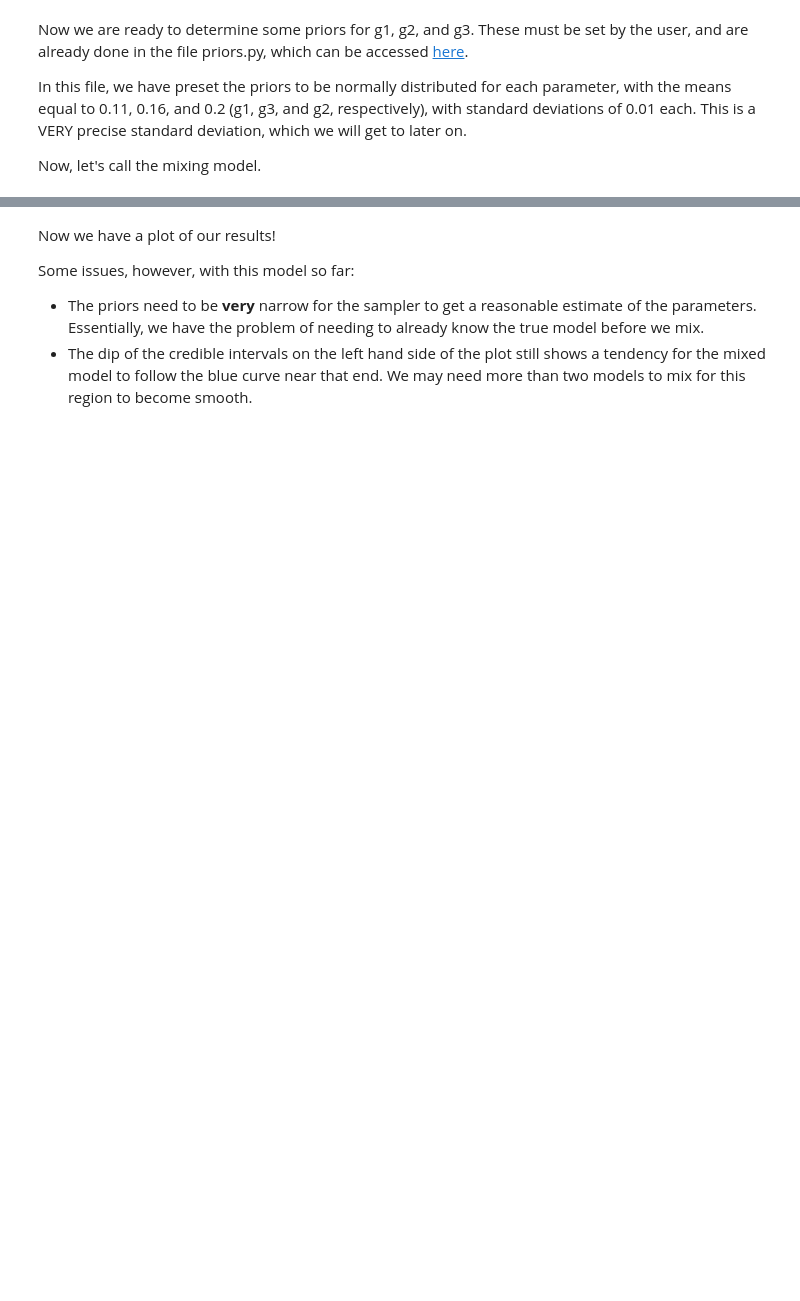
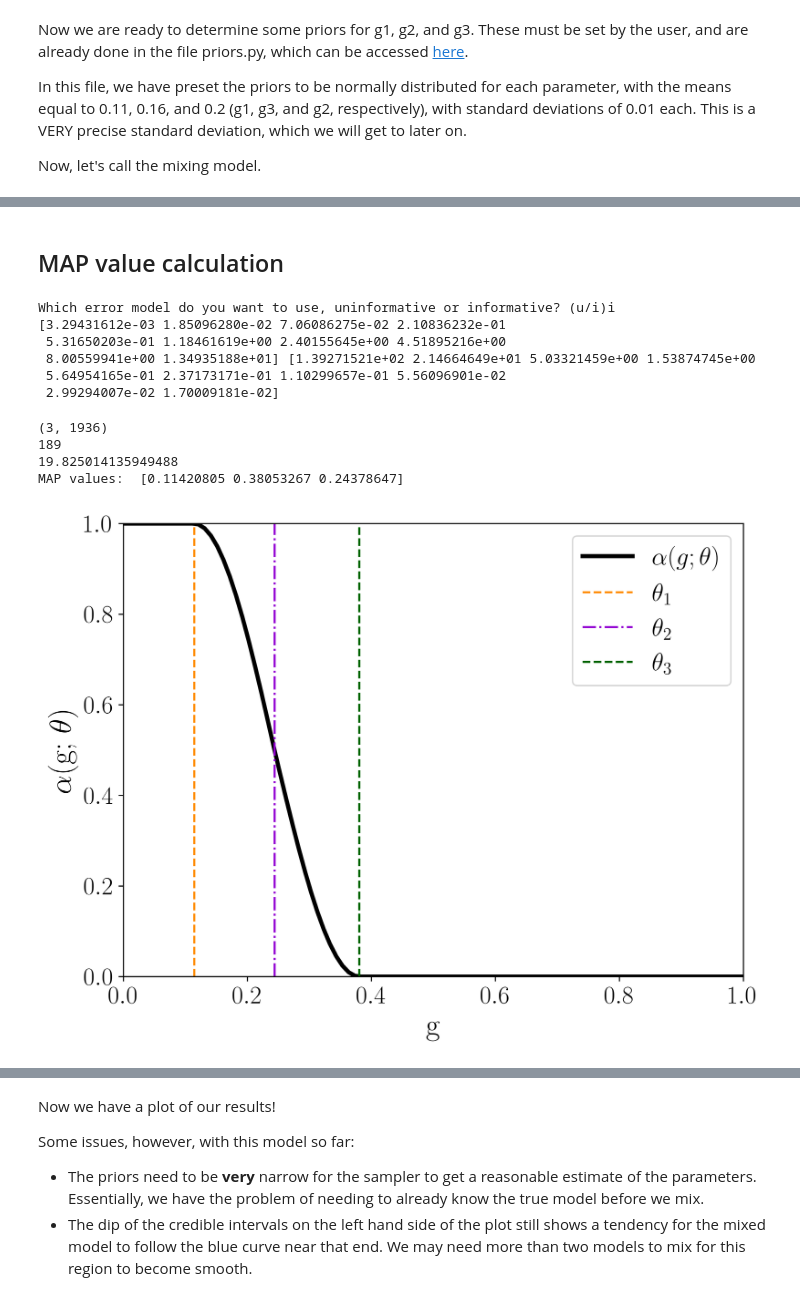
Before and after one commit to asemposki/SAMBA, a Jupyter notebook: Interactive_BMM_Sandbox.ipynb, the cells around one changed output, grey strips where cells are left out. Drawn from its saved outputs; the diff is of its cells as text; code cells hidden in the pictures; blank space fills up the shorter version.

```diff
--- a/Interactive_BMM_Sandbox.ipynb
+++ b/Interactive_BMM_Sandbox.ipynb
@@ -245,6 +289,6 @@ In this file, we have preset the priors to be normally distributed for each para
 
 Now, let's call the mixing model.
 # %%
-trace = new.mixed_model(g_data, data, sigma, lowk, highk)
+chainr, trace = new.mixed_model(g_data, data, sigma, lowk)
 # %% [output]
 What switching function would you like to use: logistic, cdf, or cosine?cosine
@@ -266,0 +485,64 @@ Using 200 samples as burn-in, for a total of 2000 burn-in samples.
+# %% [markdown]
+## MAP value calculation
+# %%
+#call Uncertainties class for the theory errors (variances)
+err = Uncertainties()
+siglow = np.sqrt(err.variance_low(g_data, lowk[0]))
+sighigh = np.sqrt(err.variance_high(g_data, highk[0]))
+print(siglow, sighigh)
+# %% [output]
+Which error model do you want to use, uninformative or informative? (u/i)i
+[3.29431612e-03 1.85096280e-02 7.06086275e-02 2.10836232e-01
+ 5.31650203e-01 1.18461619e+00 2.40155645e+00 4.51895216e+00
+ 8.00559941e+00 1.34935188e+01] [1.39271521e+02 2.14664649e+01 5.03321459e+00 1.53874745e+00
+ 5.64954165e-01 2.37173171e-01 1.10299657e-01 5.56096901e-02
+ 2.99294007e-02 1.70009181e-02]
+# %%
+thetas = np.vstack((thin1, thin2, thin3))
+print(np.shape(thetas))
+
+#params
+posterior = np.zeros([len(thin1)])
+for i in range(len(thin1)):
+    posterior[i] = new.sampler_mix(thetas[:,i], g_data, data, sigma, siglow, sighigh, loworder=lowk)
+
+#MAP value calculation
+theta_index = np.argmax(posterior)
+print(theta_index)
+
+print(posterior[theta_index])
+map_values = thetas[:, theta_index]
+print('MAP values: ', map_values)
+# %% [output]
+(3, 1936)
+189
+19.825014135949488
+MAP values:  [0.11420805 0.38053267 0.24378647]
+# %%
+#make plots for the MAP values (rough drafts)
+fig = plt.figure(figsize=(8,6), dpi=600)
+ax = plt.axes()
+ax.tick_params(axis='x', labelsize=18)
+ax.tick_params(axis='y', labelsize=18)
+ax.set_xlim(0.0, 1.0)
+ax.set_ylim(0.0,1.0)
+ax.set_xlabel('g', fontsize=22)
+ax.set_ylabel(r'$\alpha$(g; $\theta$)', fontsize=22)
+
+#solve the cosine function first
+switch = np.zeros([len(g)])
+for i in range(len(g)):
+    switch[i] = new.switchcos(np.array([map_values[0], map_values[1], map_values[2]]), g[i])
+
+ax.plot(g, switch, 'k', linewidth=3, label=r'$\alpha(g; \theta)$')
+ax.axvline(x=map_values[0], color='darkorange', linestyle='dashed', label=r'$\theta_{1}$')
+ax.axvline(x=map_values[2], color='darkviolet', linestyle='dashdot', label=r'$\theta_{2}$')
+ax.axvline(x=map_values[1], color='darkgreen', linestyle='dashed', label=r'$\theta_{3}$')
+
+ax.legend(loc='upper right', fontsize=18)
+
+fig.savefig('mixing_plot_MAP_5v5.pdf', bbox_inches='tight')
+
+plt.show()
+# %% [output]
+[figure, added]
```
Also changed, not shown: parts of 41 cells of this notebook, 6 other files.
